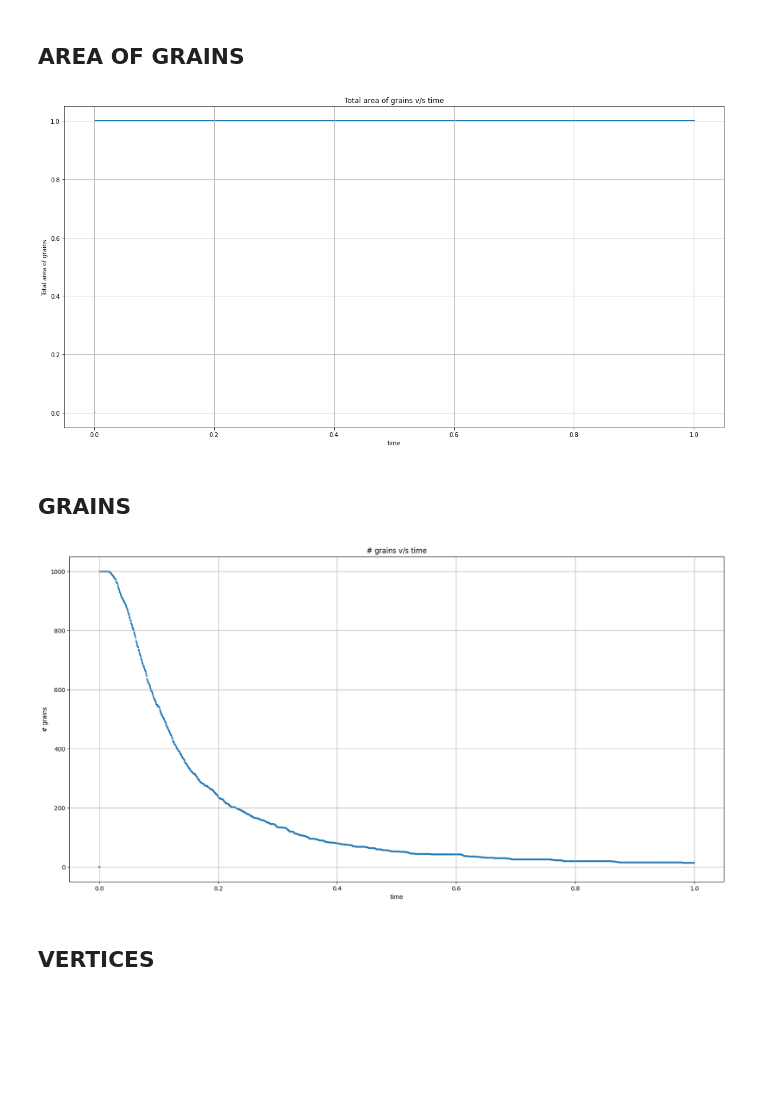
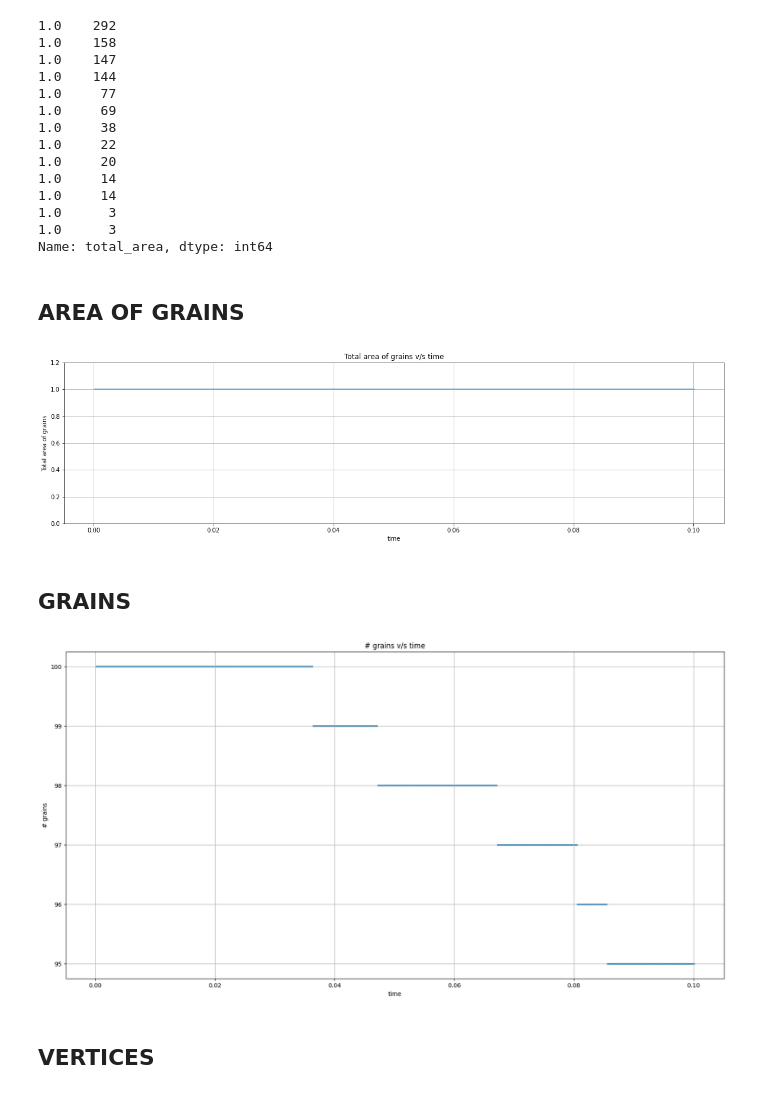
Before and after one commit to marceloramirezu/polycrystal-2d-vertex-model-simulation, a Jupyter notebook: stats.ipynb, the cells around one changed output. Saved outputs shown, nothing was run; the diff lists cells and outputs as text; code cells hidden in the pictures; blank space fills up the shorter version.

Commit message:
WIP simulations into folders

```diff
--- a/stats.ipynb
+++ b/stats.ipynb
@@ -16,7 +11,18 @@ figure_folder = op.FIGURE_FOLDER
+# %%
+
+
+sim_name = "out_N100_t1000_01-20-2023_00h43m32s"
+OPTIONS = {}
+with open(f'out/{sim_name}/options.json') as json_file:
+    OPTIONS = json.load(json_file)
+
+MAX_TIMESTEP = OPTIONS["OPTIONS_VERTEX_MODEL"]["MAX_TIMESTEP"]
+
+figure_folder = "figures"
 # %%
 
-arr = np.zeros(op.MAX_ITER, dtype=dt_vertex)
-with open(f'out/general.npy', 'rb') as file1:
+arr = np.zeros(MAX_TIMESTEP, dtype=dt_vertex)
+with open(f'out/{sim_name}/general.npy', 'rb') as file1:
     arr = np.load(file1)
 
 arr
@@ -49,19 +55,37 @@ df
+# %%
+df["total_area"].value_counts()
+# %% [output]
+1.0    292
+1.0    158
+1.0    147
+1.0    144
+1.0     77
+1.0     69
+1.0     38
+1.0     22
+1.0     20
+1.0     14
+1.0     14
+1.0      3
+1.0      3
+Name: total_area, dtype: int64
 # %% [markdown]
 ## AREA OF GRAINS
 # %%
 ttile = "Total area of grains v/s time"
 with plt.rc_context({'axes.edgecolor':'black', 'xtick.color':'black', 'ytick.color':'black', 'figure.facecolor':'white'}):
-    plt.figure(figsize=(20, 10))
+    plt.figure(figsize=(20, 5))
     plt.scatter(df["t"], df["total_area"], marker=",", s=1)
+    plt.ylim(0, 1.2)
     plt.grid()
     plt.title(ttile)
     plt.xlabel('time')
     plt.ylabel('Total area of grains')
     #plt.figure(tight_layout=True)
     plt.savefig(f'{figure_folder}/total_area.png', dpi=300)
     plt.show()
 # %% [output]
-[figure, old version]
+[figure, new version]
 # %% [markdown]
 ## GRAINS
 # %%
@@ -77,7 +101,7 @@ with plt.rc_context({'axes.edgecolor':'black', 'xtick.color':'black', 'ytick.col
     plt.savefig(f'{figure_folder}/n_grains.png', dpi=300)
     plt.show()
 # %% [output]
-[figure, old version]
+[figure, new version]
 # %% [markdown]
 ## VERTICES
 # %%
```
Also changed, not shown: parts of 8 cells of this notebook, 24 other files.
